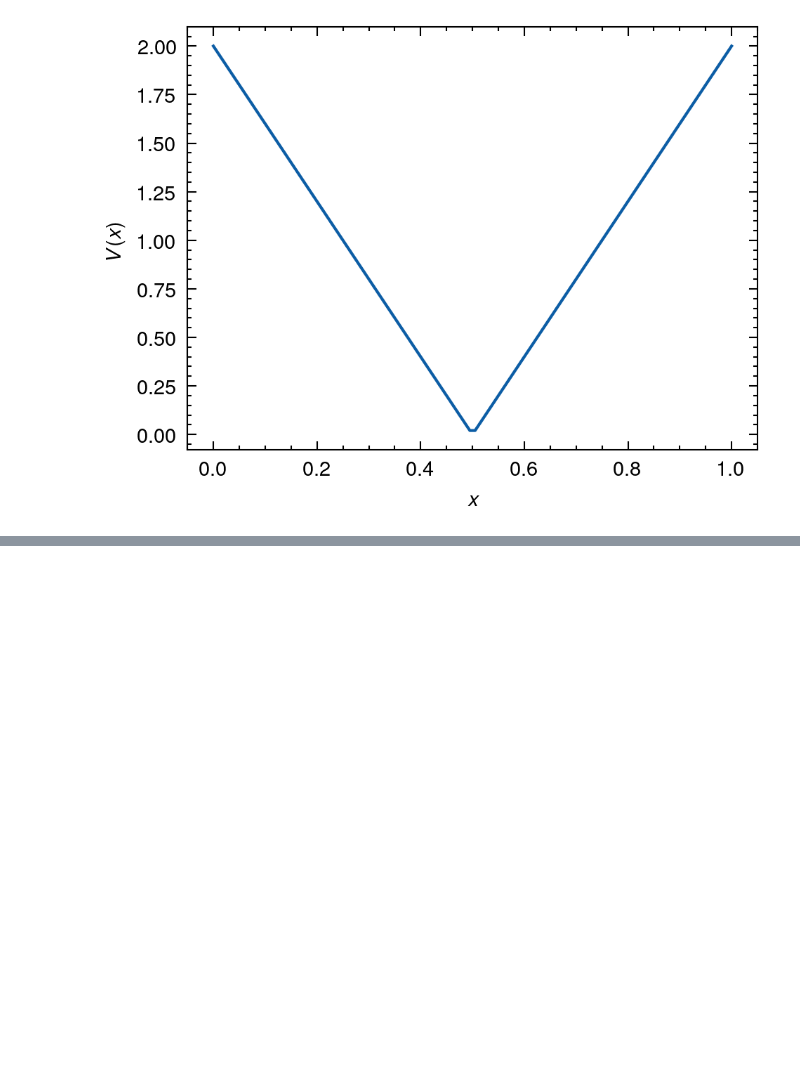
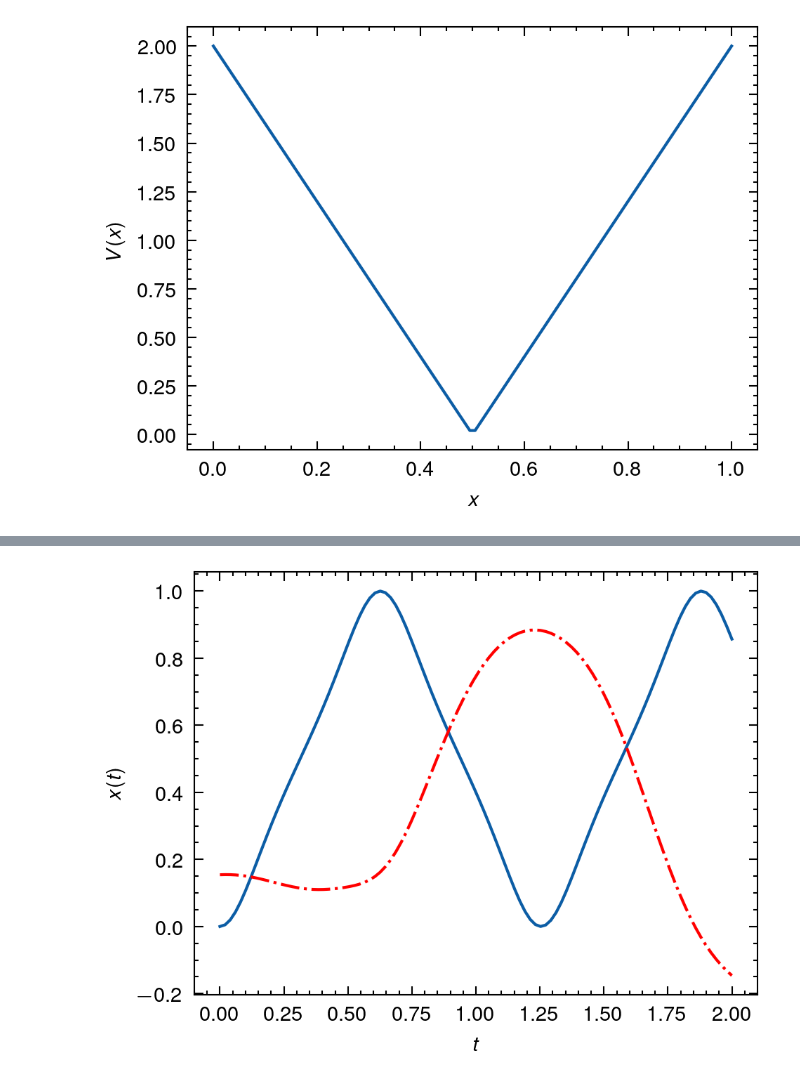
Before and after one commit to Zhu-Zhen-Yi/Neural_Hamilton_old, a Jupyter notebook: notebook/bound.ipynb, the cells around one changed output, grey strips where cells are left out. Cells and saved outputs as stored; diff of their text form; code cells hidden in the pictures; blank space fills up the shorter version.

```diff
--- a/notebook/bound.ipynb
+++ b/notebook/bound.ipynb
@@ -309,0 +339,35 @@ with plt.style.context(["science", "nature"]):
+# %%
+from scipy.integrate import odeint
+
+def dydt(y, t):
+    x, p = y
+    dxdt = p
+    dpdt = -625/2 * x**3 + 1875/4 * x**2 - 825/4 * x + 25
+    return [dxdt, dpdt]
+
+y0 = [0, 0]  # 초기 조건: x(0) = 0, x'(0) = 0
+t = np.linspace(0, 2, 100)  # 시간 범위 설정
+sol = odeint(dydt, y0, t)
+
+x_true = sol[:,0]
+p_true = sol[:,1]
+# %%
+x = torch.linspace(0, 1, 100).view(1, -1)
+u = V(x)
+y = torch.linspace(0, 2, 100).view(1, -1)
+Guy = torch.tensor(x_true).view(1, -1)
+
+with torch.no_grad():
+    Guy_hat = model(u.to(device), y.to(device))
+# %%
+with plt.style.context(["science", "nature"]):
+    plt.figure(dpi=300)
+    plt.plot(t, x_true)
+    plt.plot(y.cpu().numpy().flatten(), Guy_hat.cpu().numpy().flatten(), 'r-.')
+    plt.xlabel(r"$t$")
+    plt.ylabel(r"$x(t)$")
+    plt.tight_layout()
+    plt.savefig("../figs/trajectory_pred3.png", dpi=600)
+    plt.show()
+# %% [output]
+[figure, added]
```
Also changed, not shown: parts of 11 cells of this notebook, 4 other files.
